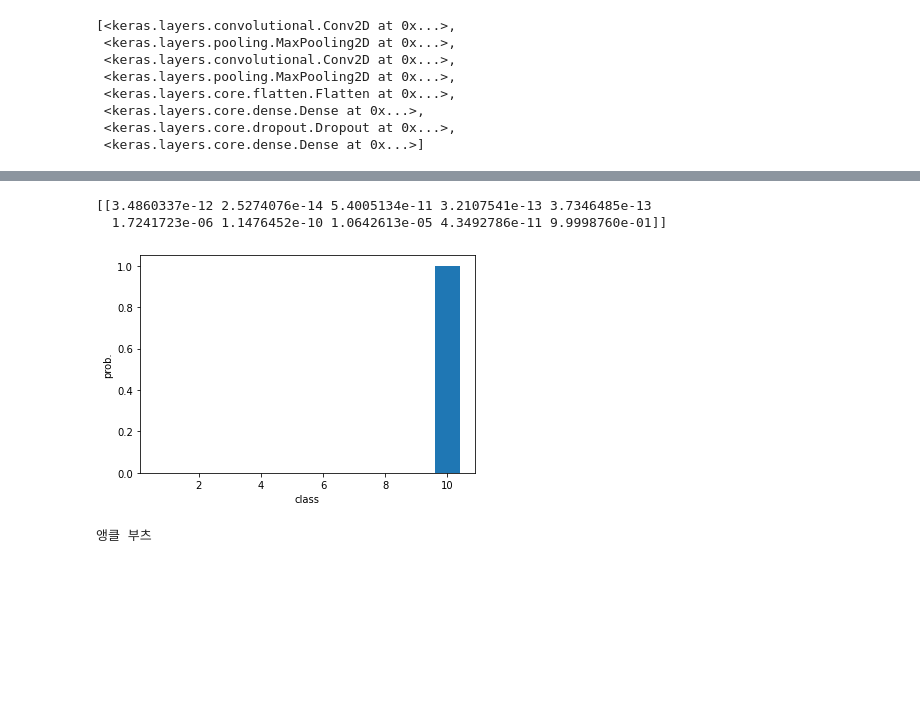
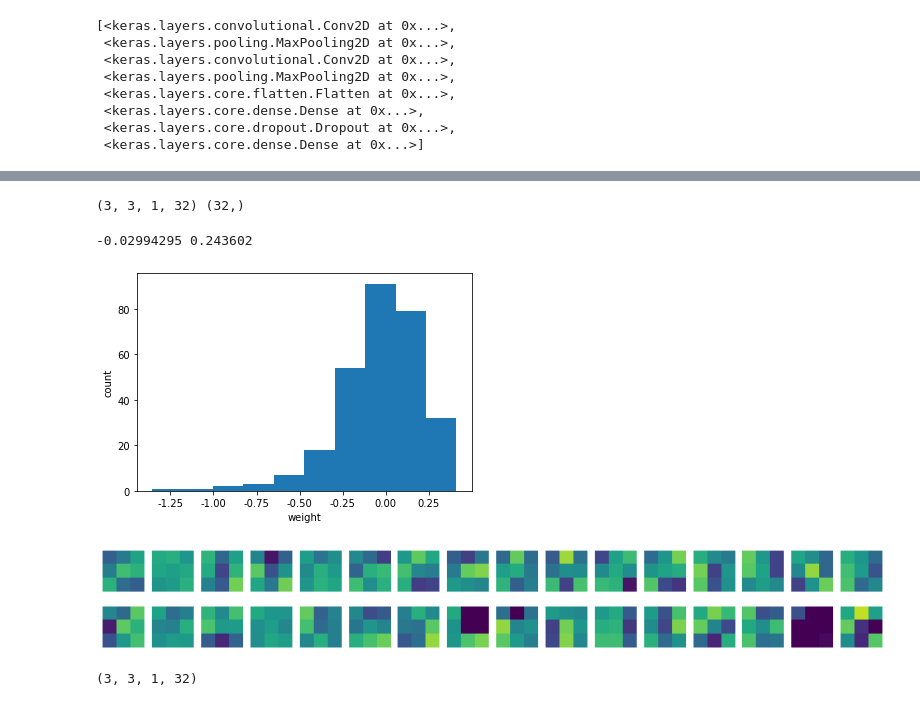
Before and after one commit to onulee/homeclass, a Jupyter notebook: deeplearning/33.CNN_note2시각화.ipynb, the cells around one changed output, grey strips where cells are left out. Saved outputs shown, nothing was run; the diff lists cells and outputs as text; code cells hidden in the pictures; blank space fills up the shorter version.

```diff
--- a/deeplearning/33.CNN_note2시각화.ipynb
+++ b/deeplearning/33.CNN_note2시각화.ipynb
@@ -99,12 +25,0 @@ keras.utils.plot_model(model, show_shapes=True, to_file='cnn-architecture.png',
-# %%
-model.compile(optimizer='adam', loss='sparse_categorical_crossentropy',
-              metrics='accuracy')
-
-checkpoint_cb = keras.callbacks.ModelCheckpoint('best-cnn-model.h5',
-                                                save_best_only=True)
-early_stopping_cb = keras.callbacks.EarlyStopping(patience=2,
-                                                  restore_best_weights=True)
-
-history = model.fit(train_scaled, train_target, epochs=20,
-                    validation_data=(val_scaled, val_target),
-                    callbacks=[checkpoint_cb, early_stopping_cb])
@@ -188,23 +26,35 @@ print(model.evaluate(test_scaled, test_target))
-# %%
-preds = model.predict(test_scaled[0:1])
-print(preds)
-# %% [output]
-[[3.4860337e-12 2.5274076e-14 5.4005134e-11 3.2107541e-13 3.7346485e-13
-  1.7241723e-06 1.1476452e-10 1.0642613e-05 4.3492786e-11 9.9998760e-01]]
-# %%
-# 1-10까지 막대그래프 출력
-plt.bar(range(1, 11), preds[0])
-plt.xlabel('class')
-plt.ylabel('prob.')
-plt.show()
-# %% [output]
-[figure, removed]
-# %%
-classes = ['티셔츠', '바지', '스웨터', '드레스', '코트',
-           '샌달', '셔츠', '스니커즈', '가방', '앵클 부츠']
-
-# 예측 글자 출력 - 최대크기 위치 번호 출력 8 위치
-# argmax 배열중 가장 큰 값 위치 출력
-print(classes[np.argmax(preds)])
-# %% [output]
-앵클 부츠
+# %%
+# 가중치와 절편 : 0번은 가중치, 1번은 절편
+conv = model.layers[0]
+print(conv.weights[0].shape, conv.weights[1].shape)
+# %% [output]
+(3, 3, 1, 32) (32,)
+# %%
+conv_weights = conv.weights[0].numpy()
+# 평균, 표준편차 - 표준편차를 보면서 훈련이 잘 되었는지 확인
+print(conv_weights.mean(), conv_weights.std())
+# %% [output]
+-0.02994295 0.243602
+# %%
+# 가중치 그래프 - 0은 중요하지 않는데이터
+# -,+의 값은 훈련을 통해 중요한 데이터
+plt.hist(conv_weights.reshape(-1, 1))
+plt.xlabel('weight')
+plt.ylabel('count')
+plt.show()
+# %% [output]
+[figure, added]
+# %%
+# 그래프 그리기 : 2*16=32개 그래프 그리기
+fig, axs = plt.subplots(2, 16, figsize=(15,2))
+
+for i in range(2):
+    for j in range(16):
+        # (3,3,1,32) -> 모든데이터의 32개 필터값을 출력
+        # 가중치를 동일하게 줌. 음수는 어두운색, 양수는 밝은색:학습이 많이 됨
+        axs[i, j].imshow(conv_weights[:,:,0,i*16 + j], vmin=-0.5, vmax=0.5)
+        axs[i, j].axis('off')
+
+plt.show()
+# %% [output]
+[figure, added]
@@ -210,0 +66,6 @@ print(classes[np.argmax(preds)])
+# %%
+# 훈련되지 않은 모델레이어
+no_training_conv = no_training_model.layers[0]
+print(no_training_conv.weights[0].shape)
+# %% [output]
+(3, 3, 1, 32)
```
Also changed, not shown: parts of 29 cells of this notebook, 1 other file.
